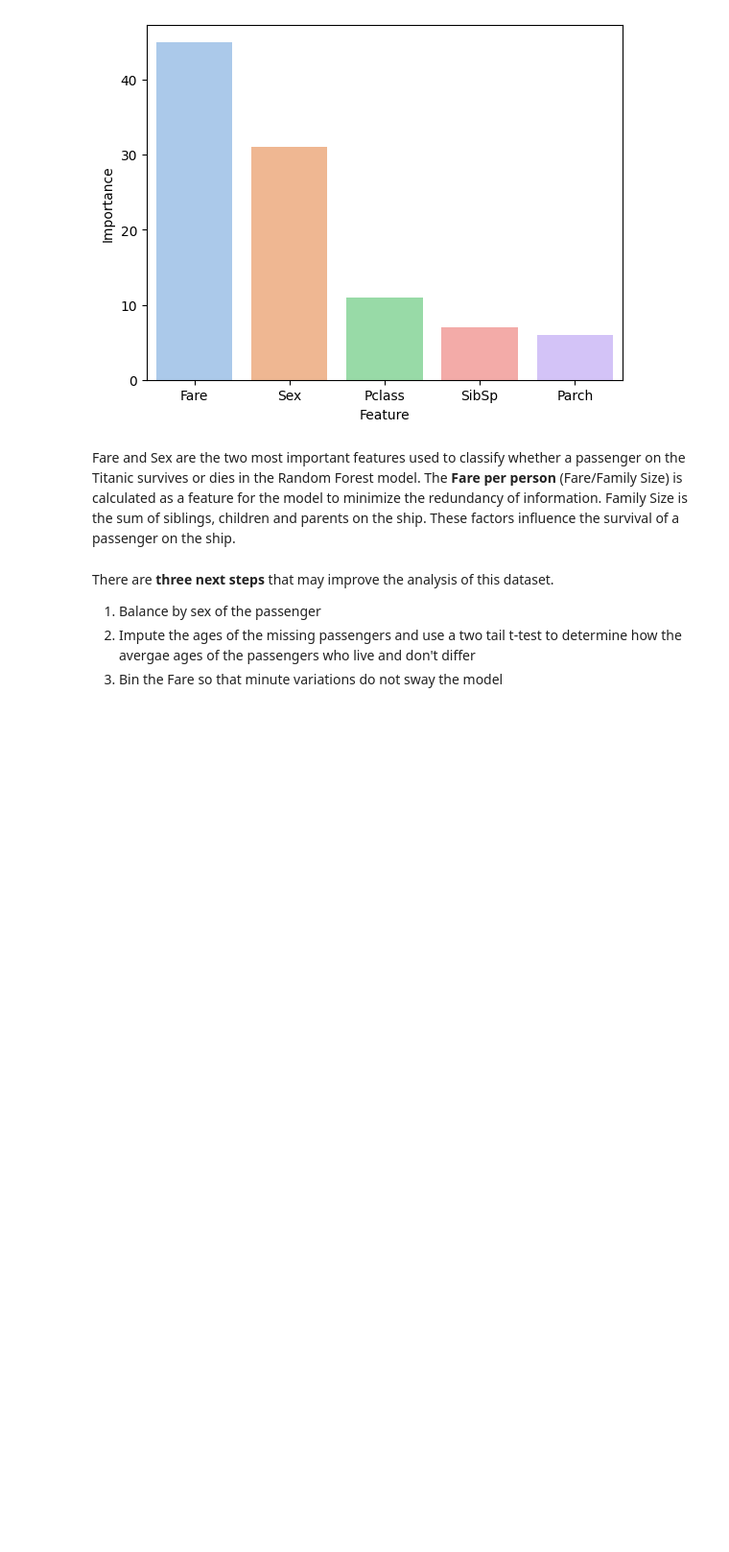
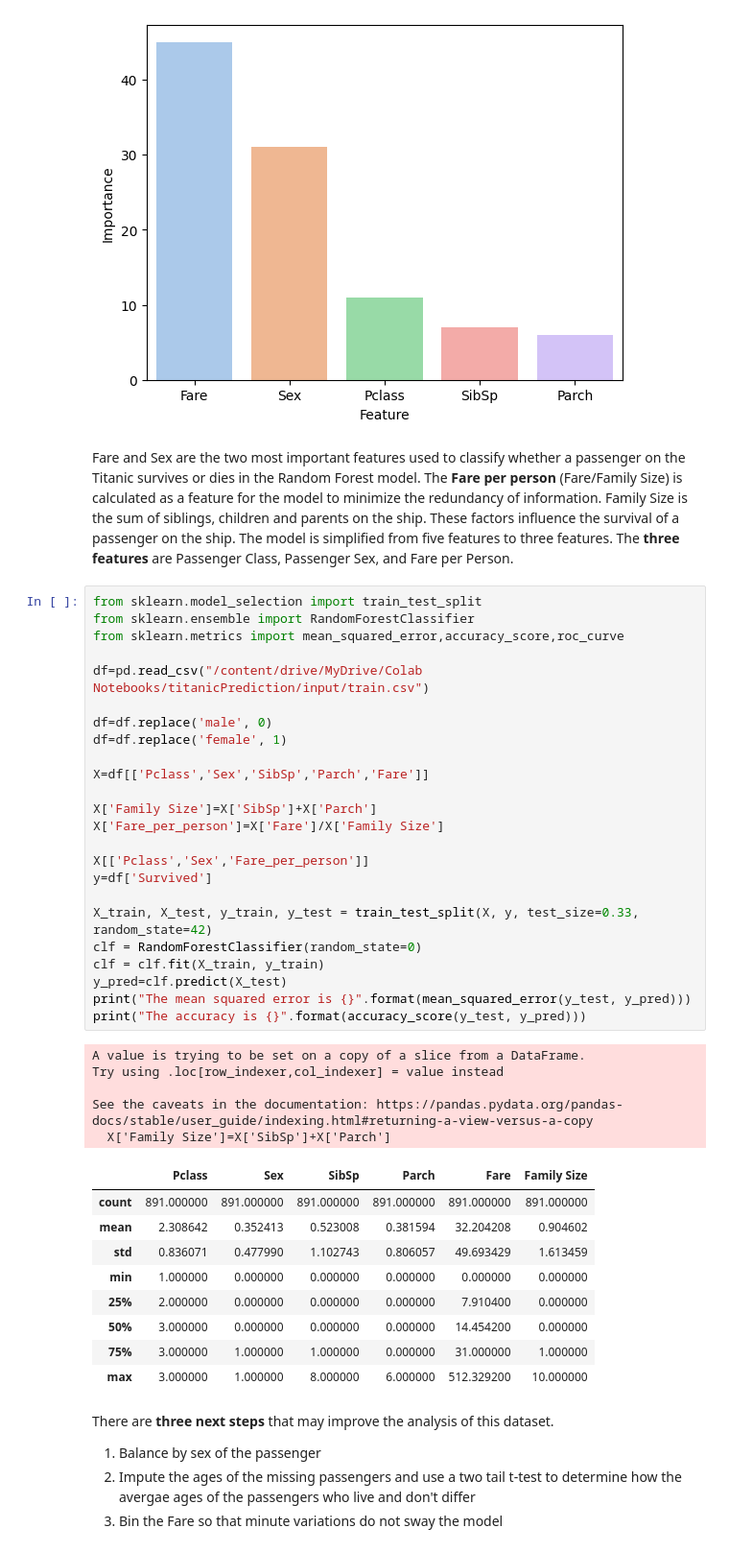
Before and after one commit to rhiats/titanicPrediction, a Jupyter notebook: titanicPred.ipynb, the cells around one changed output. Shown at 96% size. Saved outputs shown, nothing was run; the diff lists cells and outputs as text; blank space fills up the shorter version.

```diff
--- a/titanicPred.ipynb
+++ b/titanicPred.ipynb
@@ -431,7 +431,46 @@ plt.savefig("/content/drive/MyDrive/Colab Notebooks/titanicPrediction/output/fea
 # %% [output]
 [figure]
 # %% [markdown]
-Fare and Sex are the two most important features used to classify whether a passenger on the Titanic survives or dies in the Random Forest model. The **Fare per person** (Fare/Family Size) is calculated as a feature for the model to minimize the redundancy of information. Family Size is the sum of siblings, children and parents on the ship. These factors influence the survival of a passenger on the ship.
+Fare and Sex are the two most important features used to classify whether a passenger on the Titanic survives or dies in the Random Forest model. The **Fare per person** (Fare/Family Size) is calculated as a feature for the model to minimize the redundancy of information. Family Size is the sum of siblings, children and parents on the ship. These factors influence the survival of a passenger on the ship. The model is simplified from five features to three features. The **three features** are Passenger Class, Passenger Sex, and Fare per Person.
+# %%
+from sklearn.model_selection import train_test_split
+from sklearn.ensemble import RandomForestClassifier
+from sklearn.metrics import mean_squared_error,accuracy_score,roc_curve
+
+df=pd.read_csv("/content/drive/MyDrive/Colab Notebooks/titanicPrediction/input/train.csv")
+
+df=df.replace('male', 0)
+df=df.replace('female', 1)
+
+X=df[['Pclass','Sex','SibSp','Parch','Fare']]
+
+X['Family Size']=X['SibSp']+X['Parch']
+X['Fare_per_person']=X['Fare']/X['Family Size']
+
+X[['Pclass','Sex','Fare_per_person']]
+y=df['Survived']
+
+X_train, X_test, y_train, y_test = train_test_split(X, y, test_size=0.33, random_state=42)
+clf = RandomForestClassifier(random_state=0)
+clf = clf.fit(X_train, y_train)
+y_pred=clf.predict(X_test)
+print("The mean squared error is {}".format(mean_squared_error(y_test, y_pred)))
+print("The accuracy is {}".format(accuracy_score(y_test, y_pred)))
+# %% [output]
+A value is trying to be set on a copy of a slice from a DataFrame.
+Try using .loc[row_indexer,col_indexer] = value instead
+
+See the caveats in the documentation: https://pandas.pydata.org/pandas-docs/stable/user_guide/indexing.html#returning-a-view-versus-a-copy
+  X['Family Size']=X['SibSp']+X['Parch']
+|  | Pclass | Sex | SibSp | Parch | Fare | Family Size |
+| count | 891.000000 | 891.000000 | 891.000000 | 891.000000 | 891.000000 | 891.000000 |
+| mean | 2.308642 | 0.352413 | 0.523008 | 0.381594 | 32.204208 | 0.904602 |
+| std | 0.836071 | 0.477990 | 1.102743 | 0.806057 | 49.693429 | 1.613459 |
+| min | 1.000000 | 0.000000 | 0.000000 | 0.000000 | 0.000000 | 0.000000 |
+| 25% | 2.000000 | 0.000000 | 0.000000 | 0.000000 | 7.910400 | 0.000000 |
+| 50% | 3.000000 | 0.000000 | 0.000000 | 0.000000 | 14.454200 | 0.000000 |
+| 75% | 3.000000 | 1.000000 | 1.000000 | 0.000000 | 31.000000 | 1.000000 |
+| max | 3.000000 | 1.000000 | 8.000000 | 6.000000 | 512.329200 | 10.000000 |
 # %% [markdown]
 There are **three next steps** that may improve the analysis of this dataset.
 
```
